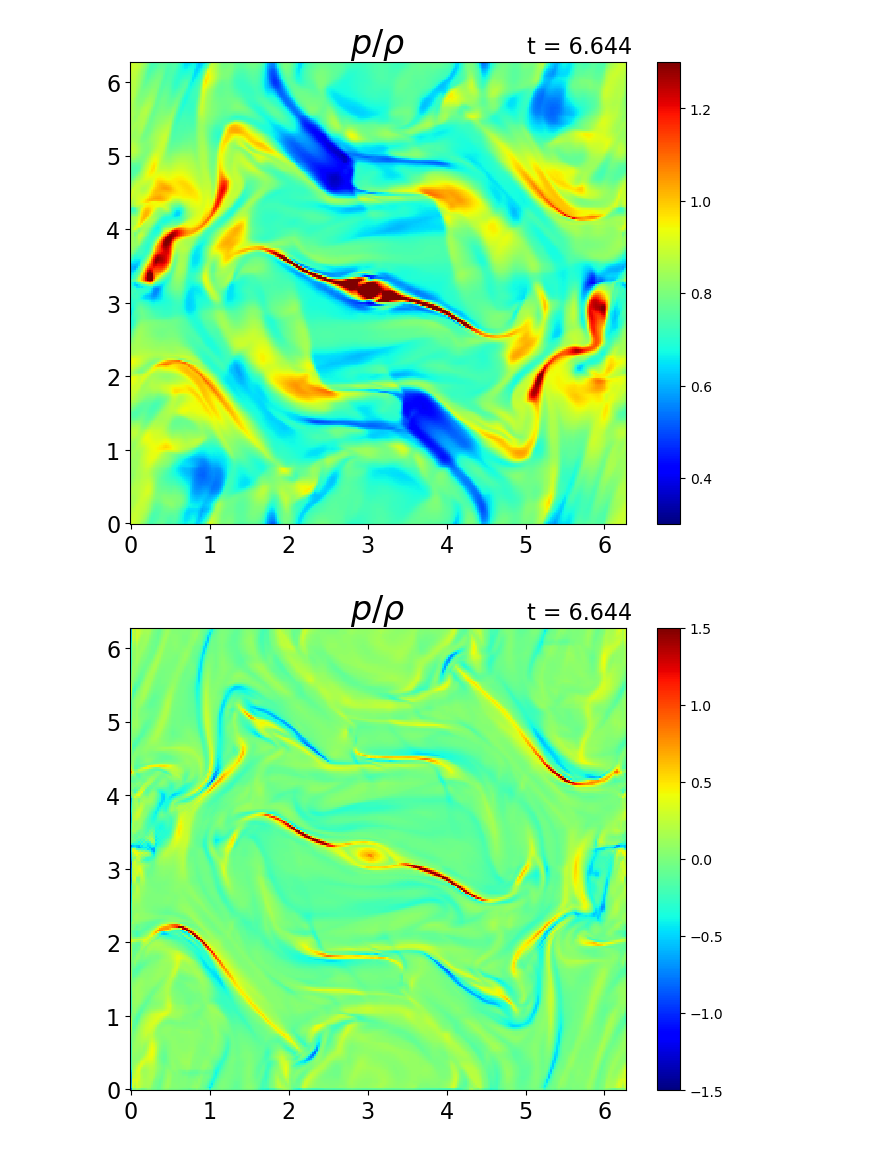
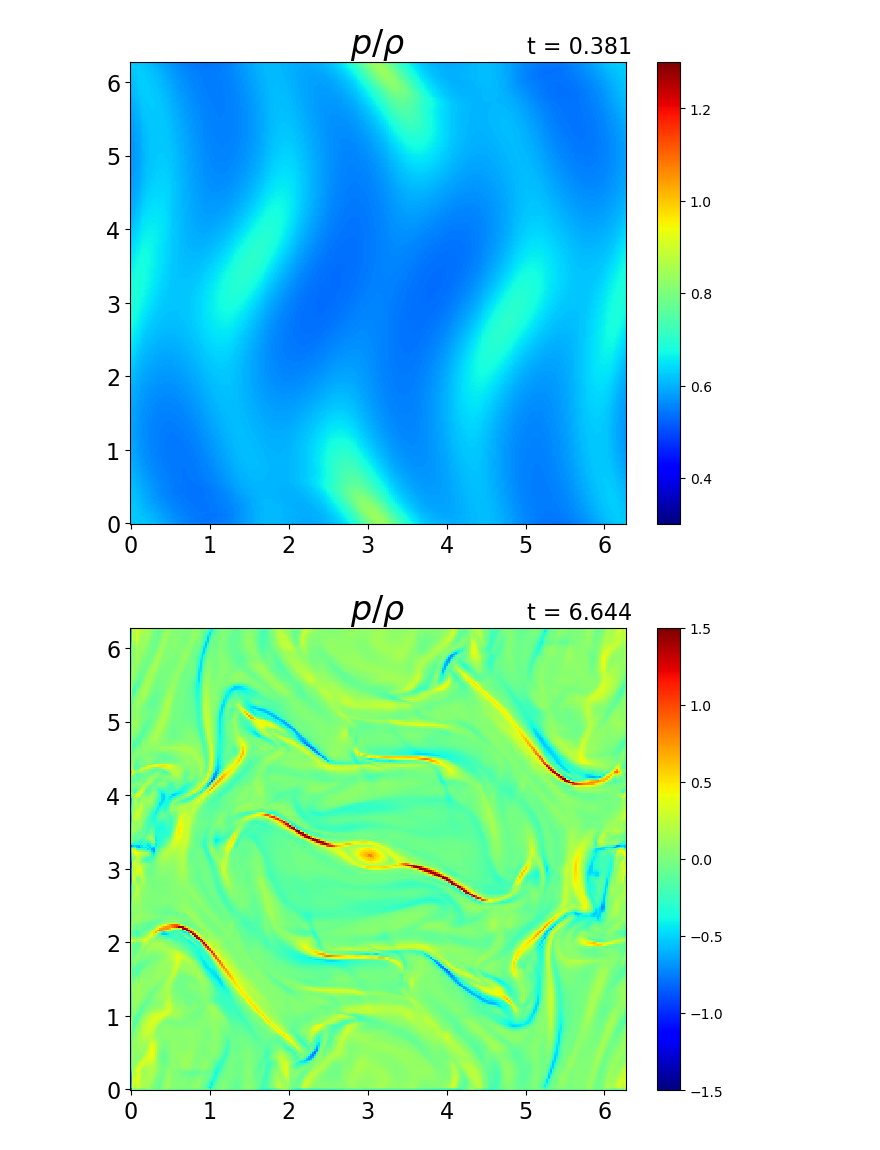
Before and after one commit to keita-akutagawa/IdealMHD_GPU, a Jupyter notebook: examples_2D/orszag_tang/orszag_tang_256.ipynb, the cells around one changed output. Drawn from its saved outputs; the diff is of its cells as text; code cells hidden in the pictures.

```diff
--- a/examples_2D/orszag_tang/orszag_tang_256.ipynb
+++ b/examples_2D/orszag_tang/orszag_tang_256.ipynb
@@ -44,32 +44,35 @@ G_bar = np.zeros(G.shape)
 # %%
 fig = plt.figure(figsize=(8, 6))
 ax1 = fig.add_subplot(111)
 
-log = np.loadtxt("log_lowreso.txt", delimiter=',')
-dirname = "results_lowreso"
-step = 2000
-U = np.loadtxt(f"{dirname}/orszag_tang_{step}.txt", delimiter=',').T.reshape(8, nx, ny)
+log = np.loadtxt("log_256.txt", delimiter=',')
+dirname = "results_256"
+step = 100
+filename = f"{dirname}/orszag_tang_{step}.bin"
+with open(filename, 'rb') as f:
+    U = np.fromfile(f, dtype=np.float64)
+U = U.reshape(nx, ny, 8).T
 rho = U[0, :, :]
 u = U[1, :, :] / rho
 v = U[2, :, :] / rho
 w = U[3, :, :] / rho
 Bx = U[4, :, :]
 By = U[5, :, :]
 Bz = U[6, :, :]
 e = U[7, :, :]
 p = (gamma-1) * (e - rho*(u**2+v**2+w**2)/2 - (Bx**2+By**2+Bz**2)/2)
 magnetic_pressure = 1/2 * (Bx**2+By**2+Bz**2)
 pT = p + magnetic_pressure
 
-contour = ax1.pcolormesh(X, Y, (p/rho).T, vmin=0.3, vmax=1.3, cmap='jet')
+contour = ax1.pcolormesh(X, Y, (p/rho), vmin=0.3, vmax=1.3, cmap='jet')
 cbar = plt.colorbar(contour, ax=ax1)
 
 ax1.set_title(r"$p/\rho$", fontsize=24)
 ax1.text(0.8, 1.02, f"t = {log[int(step/10)][1]:.3f}", transform=ax1.transAxes, fontsize=16)
 ax1.tick_params(labelsize=16)
 plt.show()
 # %% [output]
-[figure, old version]
+[figure, new version]
 # %%
 fig = plt.figure(figsize=(8, 6))
 ax1 = fig.add_subplot(111)
```
Also changed, not shown: 2 other files.
